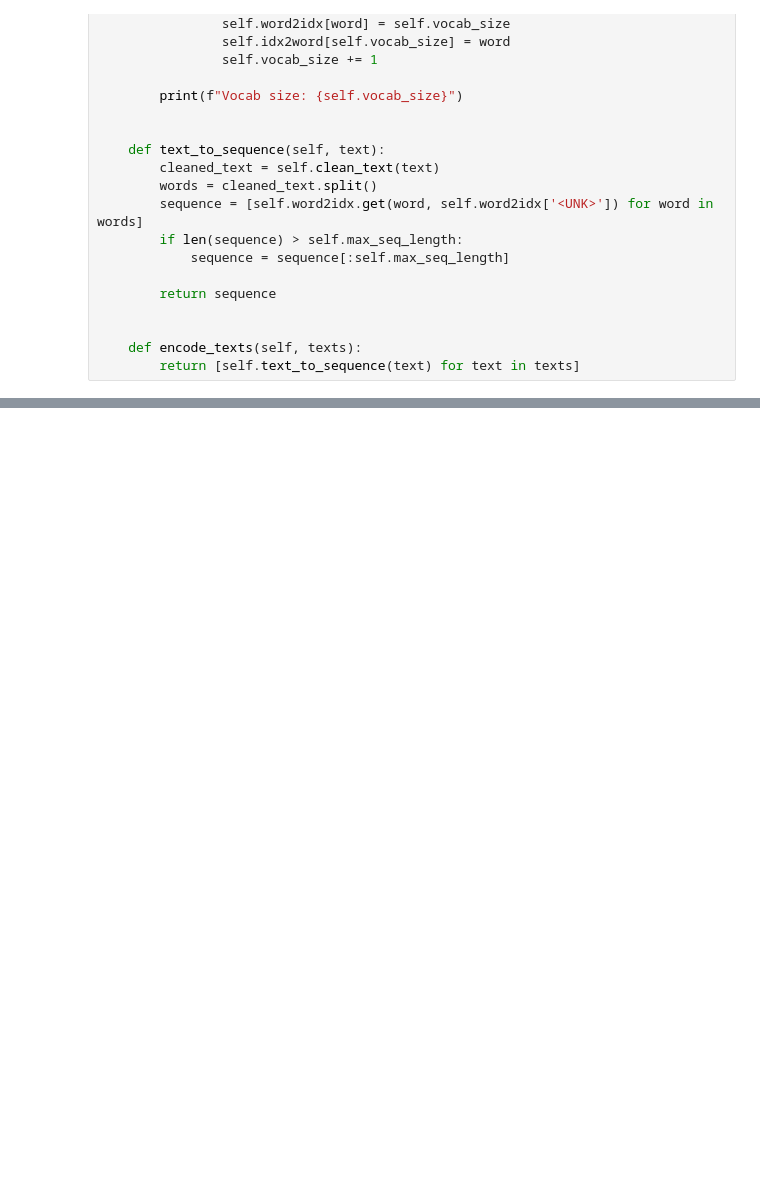
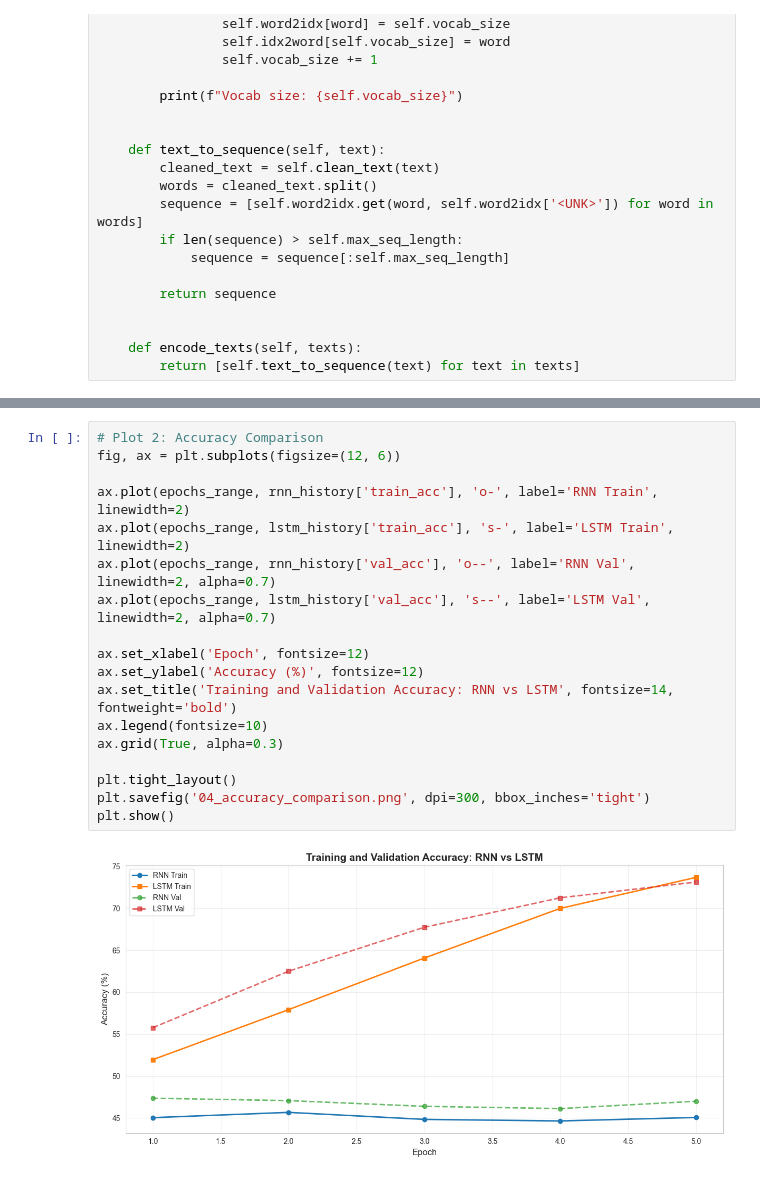
Before and after one commit to pxsa/GenAI4SDLC-, a Jupyter notebook: sentiment-analysis/mental-disorder.ipynb, the cells around one changed output, grey strips where cells are left out. Saved outputs shown, nothing was run; the diff lists cells and outputs as text; blank space fills up the shorter version.

```diff
--- a/sentiment-analysis/mental-disorder.ipynb
+++ b/sentiment-analysis/mental-disorder.ipynb
@@ -238,0 +667,20 @@ Vocab size: 10000
+# %%
+# Plot 2: Accuracy Comparison
+fig, ax = plt.subplots(figsize=(12, 6))
+
+ax.plot(epochs_range, rnn_history['train_acc'], 'o-', label='RNN Train', linewidth=2)
+ax.plot(epochs_range, lstm_history['train_acc'], 's-', label='LSTM Train', linewidth=2)
+ax.plot(epochs_range, rnn_history['val_acc'], 'o--', label='RNN Val', linewidth=2, alpha=0.7)
+ax.plot(epochs_range, lstm_history['val_acc'], 's--', label='LSTM Val', linewidth=2, alpha=0.7)
+
+ax.set_xlabel('Epoch', fontsize=12)
+ax.set_ylabel('Accuracy (%)', fontsize=12)
+ax.set_title('Training and Validation Accuracy: RNN vs LSTM', fontsize=14, fontweight='bold')
+ax.legend(fontsize=10)
+ax.grid(True, alpha=0.3)
+
+plt.tight_layout()
+plt.savefig('04_accuracy_comparison.png', dpi=300, bbox_inches='tight')
+plt.show()
+# %% [output]
+[figure, added]
```
Also changed, not shown: parts of 23 cells of this notebook.
